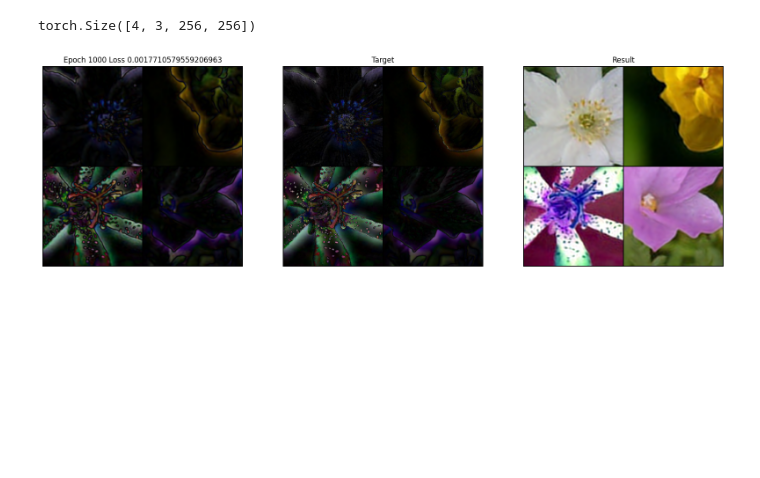
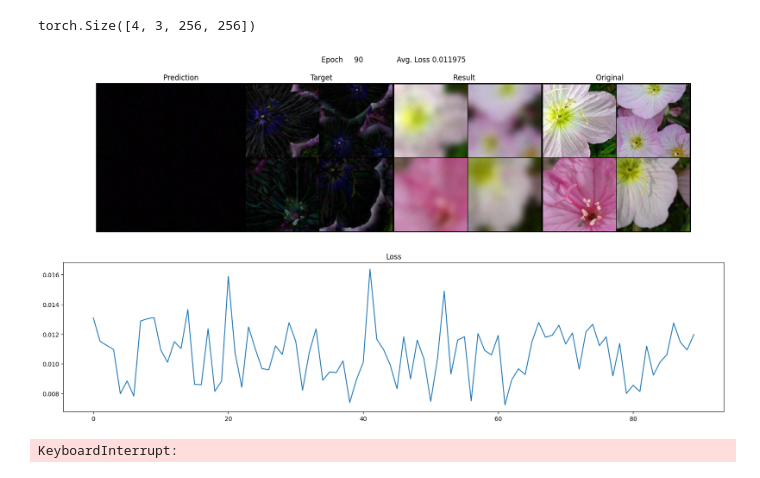
Before and after one commit to bv7dev/vae-lab, a Jupyter notebook: learner3.ipynb, the cells around one changed output. Drawn from its saved outputs; the diff is of its cells as text; code cells hidden in the pictures; blank space fills up the shorter version.

```diff
--- a/learner3.ipynb
+++ b/learner3.ipynb
@@ -32,4 +32,7 @@ format = transforms.Compose([
 ])
 
 ds = datasets.Flowers102(root='../pytorch-datasets/', split='train', transform=format, download=True)
+ds = torch.utils.data.Subset(ds, range(0, 4))
 dl = torch.utils.data.DataLoader(ds, batch_size=BATCH_SIZE, shuffle=True)
+
+len(ds), len(dl)
@@ -91,12 +94,14 @@ plt.show()
 # %%
 target = data - basis
-# target_img = (target - torch.min(target)) / (torch.max(target) - torch.min(target))
+
 target_abs = torch.clamp(torch.abs(target), 0, 1)
 target_pos = torch.clamp(target, 0, 1)
 target_neg = torch.clamp(-target, 0, 1)
+
 save_image(target_abs, 'target.png')
+
 ax, fig = plt.subplots(1, 3, figsize=(10, 3))
-fig[0].set_title('Combined (only for visualization)')
+fig[0].set_title('Combined')
 fig[0].imshow(make_grid(target_abs, nrow=2).permute(1, 2, 0).numpy())
 fig[0].axis('off')
 fig[1].set_title('Positive')
@@ -106,7 +111,4 @@ fig[2].set_title('Negative')
 fig[2].imshow(make_grid(target_neg, nrow=2).permute(1, 2, 0).numpy())
 fig[2].axis('off')
 plt.show()
-# plt.imshow(make_grid(target_img, nrow=2).permute(1, 2, 0).numpy())
-# plt.axis('off')
-# plt.show()
 # %% [output]
@@ -206,41 +175,62 @@ pred.shape
 torch.Size([4, 3, 256, 256])
 # %%
 criterion = nn.MSELoss()
-optimizer = optim.Adam(model.parameters(), lr=1e-4)
+optimizer = optim.Adam(model.parameters(), lr=1e-8)
 # %%
 EPOCHS = 1000
 
 model.train()
 torch.set_grad_enabled(True)
 
+losses = []
+
 for epoch in range(1, EPOCHS+1):
-    pred = model(key)
-    loss = criterion(pred, target)
-    optimizer.zero_grad()
-    loss.backward()
-    optimizer.step()
+    epoch_loss = 0
+
+    for batch, _ in dl:
+        key = F.interpolate(batch, size=KEY_SIZE, mode='nearest')
+        basis = make_basis(key).cuda()
+        key = key.cuda()
+        batch = batch.cuda()
+        target = batch - basis
+
+        pred = model(key)
+        loss = criterion(pred, target)
+
+        optimizer.zero_grad()
+        loss.backward()
+        optimizer.step()
+
+        epoch_loss += loss.item()
+
+    losses.append(epoch_loss / len(dl))
 
     if epoch == 1 or epoch % 10 == 0:
-        clear_output(wait=True)
-
         with torch.no_grad():
             result = torch.clamp(basis.cuda() + pred, 0, 1)
             pred = torch.clamp(torch.abs(pred), 0, 1)
 
-        ax, fig = plt.subplots(1, 3, figsize=(20, 6))
-        fig[0].set_title(f'Epoch {epoch} Loss {loss.item()}')
-        fig[0].imshow(make_grid(pred, nrow=2).permute(1, 2, 0).cpu())
+        clear_output(wait=True)
+
+        ax, fig = plt.subplots(2, 1, figsize=(20, 10))
+        out = make_grid(torch.stack([
+                make_grid(pred, nrow=2).cpu(),
+                make_grid(torch.abs(target), nrow=2).cpu(),
+                make_grid(result, nrow=2).cpu(),
+                make_grid(batch, nrow=2).cpu(),
+            ], 0), nrow=4)
+
+        fig[0].set_title(f'Epoch {str(epoch).rjust(6).ljust(20)} Avg. Loss {loss.item():6f}\n\n{"Prediction".ljust(60)}{"Target".ljust(60)}{"Result".ljust(60)}Original')
+        fig[0].imshow(out.permute(1, 2, 0))
         fig[0].axis('off')
-        fig[1].set_title('Target')
-        fig[1].imshow(make_grid(target_abs, nrow=2).permute(1, 2, 0).cpu())
-        fig[1].axis('off')
-        fig[2].set_title('Result')
-        fig[2].imshow(make_grid(result, nrow=2).permute(1, 2, 0).cpu())
-        fig[2].axis('off')
+
+        fig[1].set_title('Loss')
+        fig[1].plot(losses)
 
         plt.show()
 # %% [output]
-[figure, old version]
+[figure, new version]
+KeyboardInterrupt:
 # %%
 torch.set_grad_enabled(False)
 model.eval()
```
Also changed, not shown: parts of 8 cells of this notebook, 10 other files.
